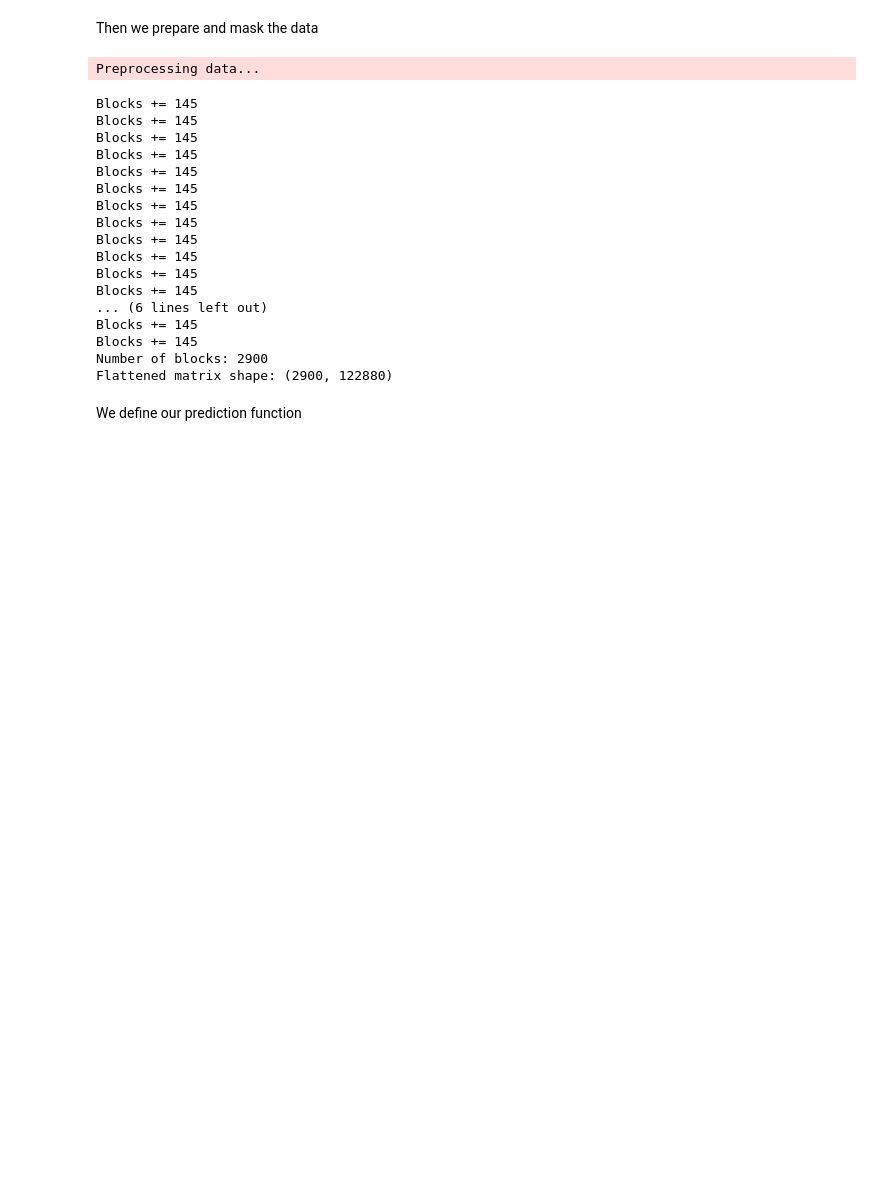
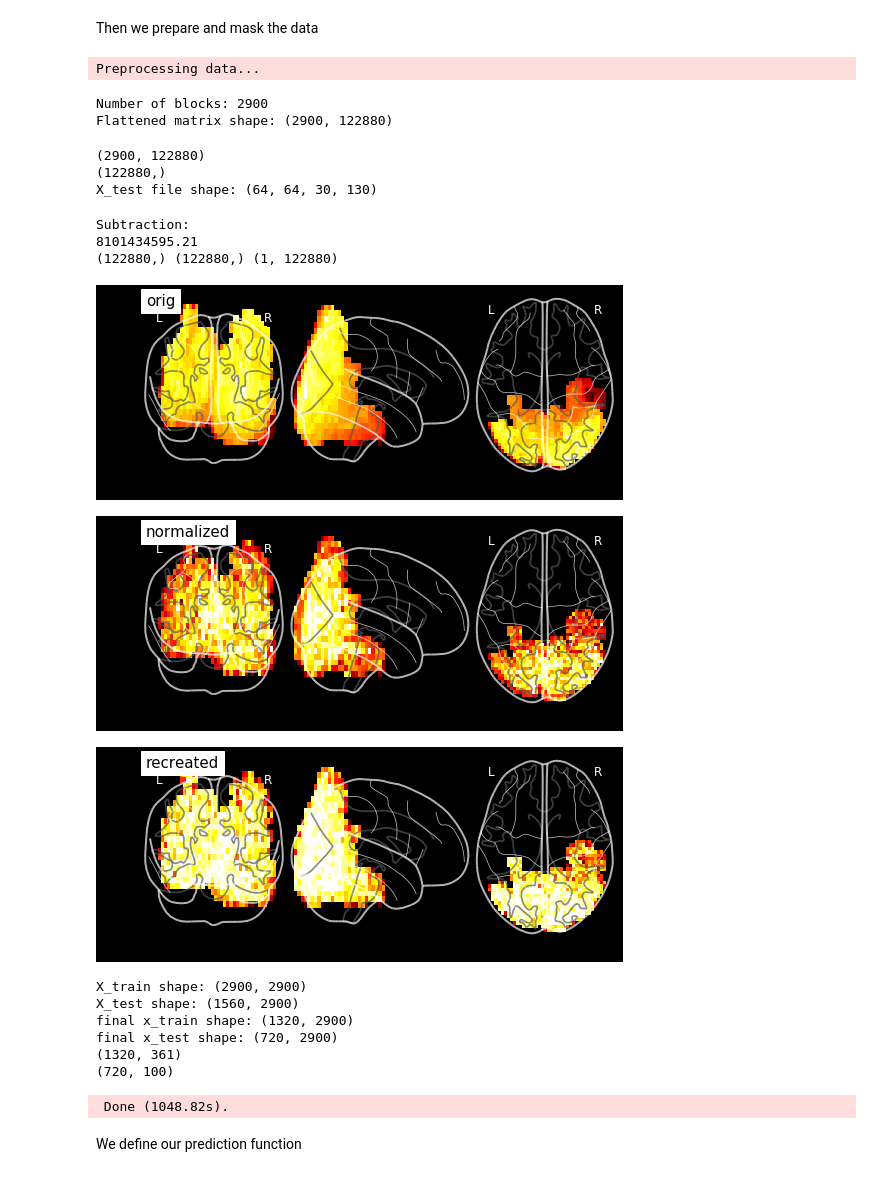
Before and after one commit to mbbrodie/fmri_reconstruction, a Jupyter notebook: tools/miyawaki_eigenbrain.ipynb, the cells around one changed output. Cells and saved outputs as stored; diff of their text form; code cells hidden in the pictures; blank space fills up the shorter version.

```diff
--- a/tools/miyawaki_eigenbrain.ipynb
+++ b/tools/miyawaki_eigenbrain.ipynb
@@ -55,15 +55,44 @@ Then we prepare and mask the data
 # %%
 import numpy as np
 from nilearn.input_data import MultiNiftiMasker
+np.set_printoptions(threshold=np.inf)
 
 sys.stderr.write("Preprocessing data...")
 t0 = time.time()
 
 X_train, eig_vectors, col_means, col_std_devs = eigenbrain.create_eigenbrains(X_random_filenames, None, None)
-X_test, n_blocks = eigenbrain.load_and_flatten(X_figure_filenames)
+X_test, n_blocks, shape = eigenbrain.load_and_flatten(X_figure_filenames)
+
+orig_flat = X_test[0]
+print("X_test file shape: " + str(shape))
 X_test = eigenbrain.mean_std_normalize(X_test, col_means, col_std_devs)
+norm_flat = X_test[0]
 X_test = eigenbrain.project_matrix_onto_eigspace(X_test, eig_vectors)
-print("First " + str(X_train.shape))
+
+new = X_test[0]
+recreated = eigenbrain.recreate_blocks2(X_test[0], eig_vectors, None)
+print("Subtraction:")
+#print(np.subtract(norm_flat, recreated))
+print(np.sum(np.subtract(norm_flat, recreated)))
+print(str(orig_flat.shape) + " " + str(norm_flat.shape) + " " + str(recreated.shape))
+
+
+affine = eigenbrain.get_affine(X_figure_filenames)
+orig_block = eigenbrain.unflatten_blocks(orig_flat.reshape((1,122880)), (64,64,30,1))
+norm_block = eigenbrain.unflatten_blocks(norm_flat.reshape((1,122880)), (64,64,30,1))
+recreated_block = eigenbrain.unflatten_blocks(recreated, (64,64,30,1))
+
+eigenbrain.save_nii(orig_block, affine, "original_block.nii.gz")
+eigenbrain.save_nii(norm_block, affine, "normalized_block.nii.gz")
+eigenbrain.save_nii(recreated_block, affine, "recreated_from_eigspace_block.nii.gz")
+
+from nilearn import plotting
+plotting.plot_glass_brain("original_block.nii.gz", black_bg=True, title="orig")
+plotting.plot_glass_brain("normalized_block.nii.gz", black_bg=True, title="normalized")
+plotting.plot_glass_brain("recreated_from_eigspace_block.nii.gz", black_bg=True, title="recreated")
+
+plotting.show()
+
 
 # Load and mask fMRI data
 #masker = MultiNiftiMasker(mask_img=miyawaki_dataset.mask, detrend=True,
@@ -125,48 +154,49 @@ design_matrix = np.eye(100)
 
 height_tf = (np.eye(y_cols) + np.eye(y_cols, k=1))[:y_cols - 1] * .5
 width_tf = height_tf.T
 
 yt_tall = [np.dot(height_tf, m) for m in y_train]
 yt_large = [np.dot(m, width_tf) for m in y_train]
 yt_big = [np.dot(height_tf, np.dot(m, width_tf)) for m in y_train]
 
 # Add it to the training set
 y_train = [np.r_[y.ravel(), t.ravel(), l.ravel(), b.ravel()]
            for y, t, l, b in zip(y_train, yt_tall, yt_large, yt_big)]
 
 y_test = np.asarray(flatten(y_test))
 y_train = np.asarray(y_train)
 
 # Remove rest period
 X_train = X_train[y_train[:, 0] != -1]
 y_train = y_train[y_train[:, 0] != -1]
 X_test = X_test[y_test[:, 0] != -1]
 y_test = y_test[y_test[:, 0] != -1]
 
 sys.stderr.write(" Done (%.2fs).\n" % (time.time() - t0))
 print("final x_train shape: " + str(X_train.shape))
 print("final x_test shape: " + str(X_test.shape))
 print(y_train.shape)
 print(y_test.shape)
 # %% [output]
 Preprocessing data...
-Blocks += 145
-Blocks += 145
-Blocks += 145
-Blocks += 145
-Blocks += 145
-Blocks += 145
-Blocks += 145
-Blocks += 145
-Blocks += 145
-Blocks += 145
-Blocks += 145
-Blocks += 145
-... (6 lines left out)
-Blocks += 145
-Blocks += 145
 Number of blocks: 2900
 Flattened matrix shape: (2900, 122880)
+(2900, 122880)
+(122880,)
+X_test file shape: (64, 64, 30, 130)
+Subtraction:
+8101434595.21
+(122880,) (122880,) (1, 122880)
+[figure, added]
+[figure, added]
+[figure, added]
+X_train shape: (2900, 2900)
+X_test shape: (1560, 2900)
+final x_train shape: (1320, 2900)
+final x_test shape: (720, 2900)
+(1320, 361)
+(720, 100)
+ Done (1048.82s).
 # %% [markdown]
 We define our prediction function
 # %%
```
Also changed, not shown: parts of 3 cells of this notebook, 5 other files.
